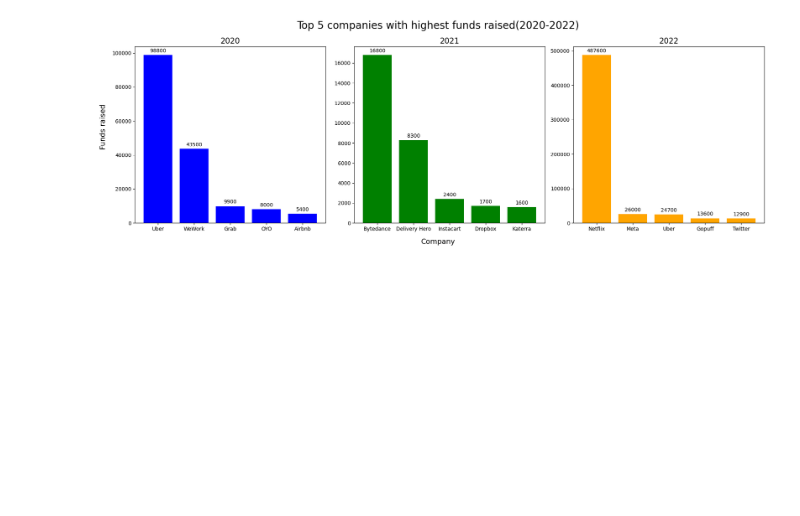
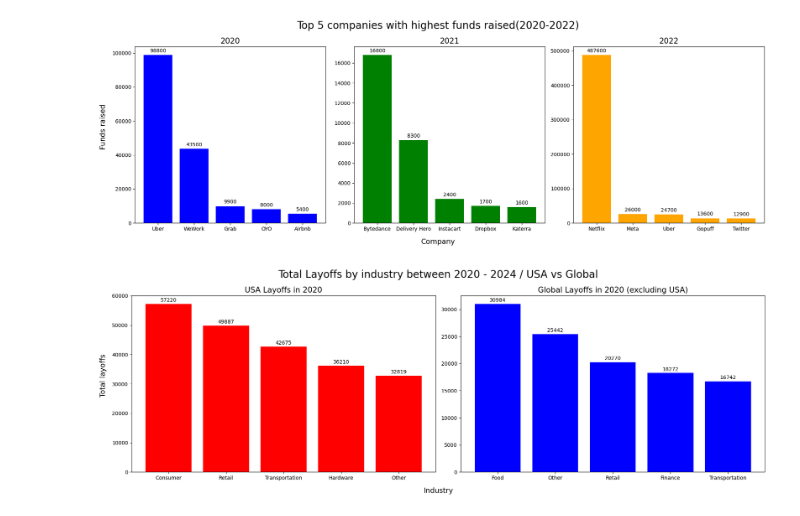
Before and after one commit to ocarolinne/ucb-data-project1, a Jupyter notebook: layoff_analysis.ipynb, the cells around one changed output. Saved outputs shown, nothing was run; the diff lists cells and outputs as text; code cells hidden in the pictures; blank space fills up the shorter version.

```diff
--- a/layoff_analysis.ipynb
+++ b/layoff_analysis.ipynb
@@ -495,3 +618,48 @@ plt.tight_layout()
 plt.show()
 # %% [output]
 [figure]
+# %%
+# Filtrar dados para os Estados Unidos e para o global (excluindo os EUA)
+usa_lay_ind = quarter_df[quarter_df["country"] == "United States"]
+global_lay_ind = quarter_df[quarter_df["country"] != "United States"]
+
+# Calcular o total de layoffs por trimestre (quarter) e selecionar os 5 principais para cada ano
+usa_lay_ind_df = usa_lay_ind.groupby('industry')['total_laid_off'].sum().sort_values(ascending=False).head()
+global_lay_ind_df = global_lay_ind.groupby('industry')['total_laid_off'].sum().sort_values(ascending=False).head()
+
+# Convertendo os índices para strings explícitas
+usa_lay_ind_df.index = usa_lay_ind_df.index.astype(str)
+global_lay_ind_df.index = global_lay_ind_df.index.astype(str)
+
+# Configurar subplots lado a lado
+fig, axs = plt.subplots(1, 2, figsize=(18, 6))
+
+# Função para adicionar bar_labels
+def add_bar_labels(ax, data, color):
+    rects = ax.bar(data.index, data.values, color=color)
+    ax.bar_label(rects, padding=2)  # Adiciona os rótulos das barras com um padding de 2 pontos
+
+# Gráfico de barras para os EUA (azul)
+add_bar_labels(axs[0], usa_lay_ind_df, color='red')
+axs[0].set_title('USA Layoffs in 2020', fontsize=15)
+
+# Gráfico de barras para Global (verde)
+add_bar_labels(axs[1], global_lay_ind_df, color='blue')
+axs[1].set_title('Global Layoffs in 2020 (excluding USA)', fontsize=15)
+
+# Título geral para os subplots
+fig.suptitle('Total Layoffs by industry between 2020 - 2024 / USA vs Global', fontsize=20)
+
+# Rótulo do eixo y na parte inferior
+fig.text(0.5, -0.03, 'Industry', ha='center', fontsize=14)
+
+# Rótulo do eixo x à esquerda
+fig.text(-0.01, 0.5, 'Total layoffs', va='center', rotation='vertical', fontsize=14)
+
+# Ajustar layout
+plt.tight_layout()
+
+# Exibir os gráficos
+plt.show()
+# %% [output]
+[figure, added]
```
Also changed, not shown: parts of 42 cells of this notebook, 7 other files.
